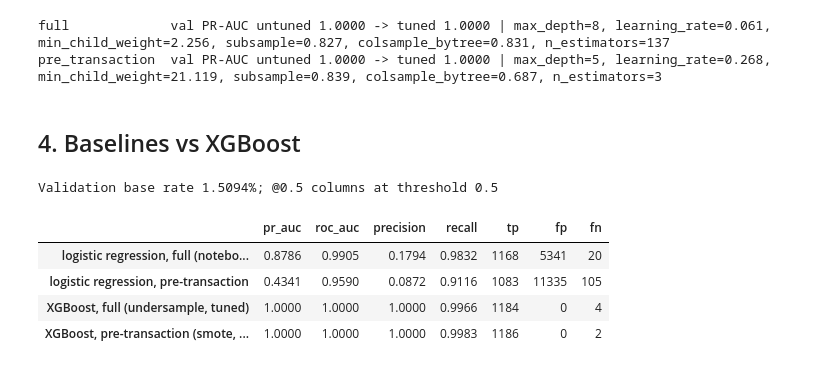
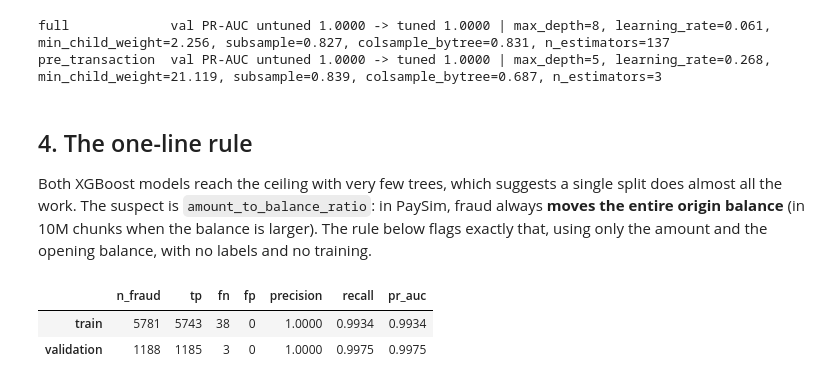
Before and after one commit to AsadJafry/Fraud-Detection-analysis, a Jupyter notebook: notebooks/03_xgboost.ipynb, the cells around one changed output. Saved outputs shown, nothing was run; the diff lists cells and outputs as text; code cells hidden in the pictures.

```diff
--- a/notebooks/03_xgboost.ipynb
+++ b/notebooks/03_xgboost.ipynb
@@ -216,27 +216,19 @@ Top 5 trials, pre-transaction feature set
 full             val PR-AUC untuned 1.0000 -> tuned 1.0000 | max_depth=8, learning_rate=0.061, min_child_weight=2.256, subsample=0.827, colsample_bytree=0.831, n_estimators=137
 pre_transaction  val PR-AUC untuned 1.0000 -> tuned 1.0000 | max_depth=5, learning_rate=0.268, min_child_weight=21.119, subsample=0.839, colsample_bytree=0.687, n_estimators=3
 # %% [markdown]
-## 4. Baselines vs XGBoost
+## 4. The one-line rule
+
+Both XGBoost models reach the ceiling with very few trees, which suggests a single
+split does almost all the work. The suspect is `amount_to_balance_ratio`: in
+PaySim, fraud always **moves the entire origin balance** (in 10M chunks when the
+balance is larger). The rule below flags exactly that, using only the amount and
+the opening balance, with no labels and no training.
 # %%
-logreg_scores, logreg_val = {}, {}
-for fs in FEATURE_SETS:
-    X_tr, X_va = X[fs]
-    logreg_scores[fs] = make_logreg_baseline().fit(X_tr, y_train).predict_proba(X_va)[:, 1]
-    logreg_val[fs] = evaluate_model(y_val, logreg_scores[fs], threshold=0.5)
-
-cols = ["pr_auc", "roc_auc", "precision", "recall", "tp", "fp", "fn"]
-comparison = pd.DataFrame({
-    "logistic regression, full (notebook 02 baseline)": logreg_val["full"],
-    "logistic regression, pre-transaction": logreg_val["pre_transaction"],
-    f"XGBoost, full ({best_strategy['full']}, tuned)": best_val["full"],
-    f"XGBoost, pre-transaction ({best_strategy['pre_transaction']}, tuned)": best_val["pre_transaction"],
-}).T[cols]
-print(f"Validation base rate {best_val['full']['base_rate']:.4%}; @0.5 columns at threshold 0.5")
-comparison
+rule_train = evaluate_model(y_train, full_balance_rule(train))
+rule_val = evaluate_model(y_val, full_balance_rule(val))
+pd.DataFrame({"train": rule_train, "validation": rule_val}).T[
+    ["n_fraud", "tp", "fn", "fp", "precision", "recall", "pr_auc"]]
 # %% [output]
-Validation base rate 1.5094%; @0.5 columns at threshold 0.5
-|  | pr_auc | roc_auc | precision | recall | tp | fp | fn |
-| logistic regression, full (notebo... | 0.8786 | 0.9905 | 0.1794 | 0.9832 | 1168 | 5341 | 20 |
-| logistic regression, pre-transaction | 0.4341 | 0.9590 | 0.0872 | 0.9116 | 1083 | 11335 | 105 |
-| XGBoost, full (undersample, tuned) | 1.0000 | 1.0000 | 1.0000 | 0.9966 | 1184 | 0 | 4 |
-| XGBoost, pre-transaction (smote, ... | 1.0000 | 1.0000 | 1.0000 | 0.9983 | 1186 | 0 | 2 |
+|  | n_fraud | tp | fn | fp | precision | recall | pr_auc |
+| train | 5781 | 5743 | 38 | 0 | 1.0000 | 0.9934 | 0.9934 |
+| validation | 1188 | 1185 | 3 | 0 | 1.0000 | 0.9975 | 0.9975 |
```
Also changed, not shown: parts of 11 cells of this notebook, 5 other files.
